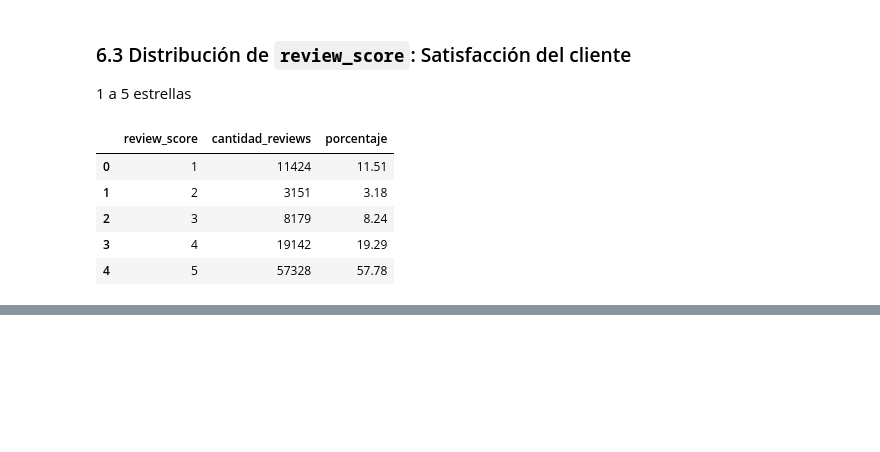
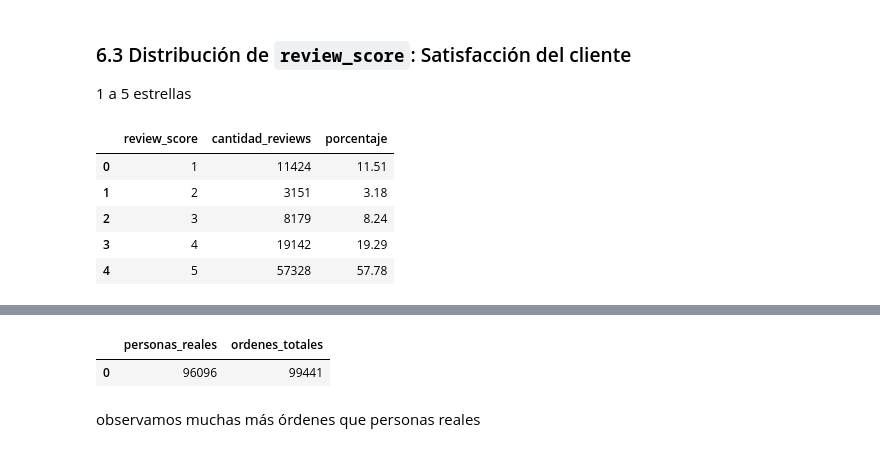
Before and after one commit to ENtiemEN/olist-customer-analysis, a Jupyter notebook: notebooks/01_setup.ipynb, the cells around one changed output, grey strips where cells are left out. Saved outputs shown, nothing was run; the diff lists cells and outputs as text; code cells hidden in the pictures; blank space fills up the shorter version.

```diff
--- a/notebooks/01_setup.ipynb
+++ b/notebooks/01_setup.ipynb
@@ -569,0 +586,12 @@ con.execute("""
+# %%
+con.execute("""
+    select
+        count(distinct customer_unique_id) as personas_reales,
+        (select count(*) from marts.fct_ordenes) as ordenes_totales
+    from marts.dim_cliente
+""").df()
+# %% [output]
+|  | personas_reales | ordenes_totales |
+| 0 | 96096 | 99441 |
+# %% [markdown]
+observamos muchas más órdenes que personas reales
```
Also changed, not shown: parts of 16 cells of this notebook.
